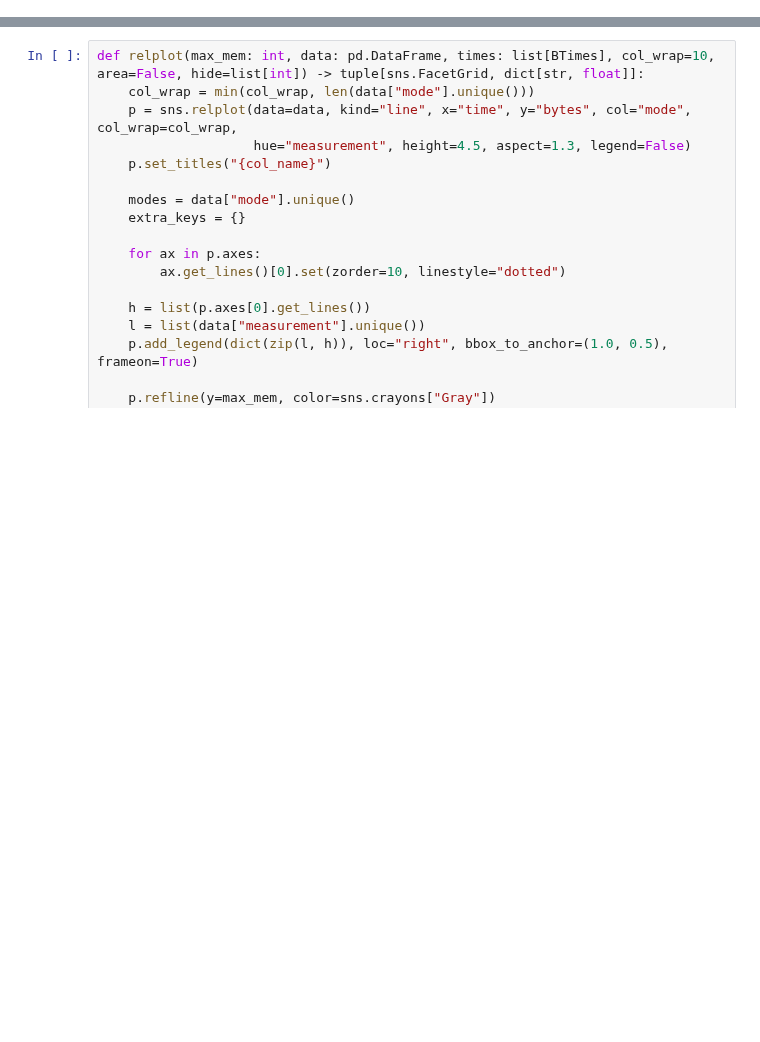
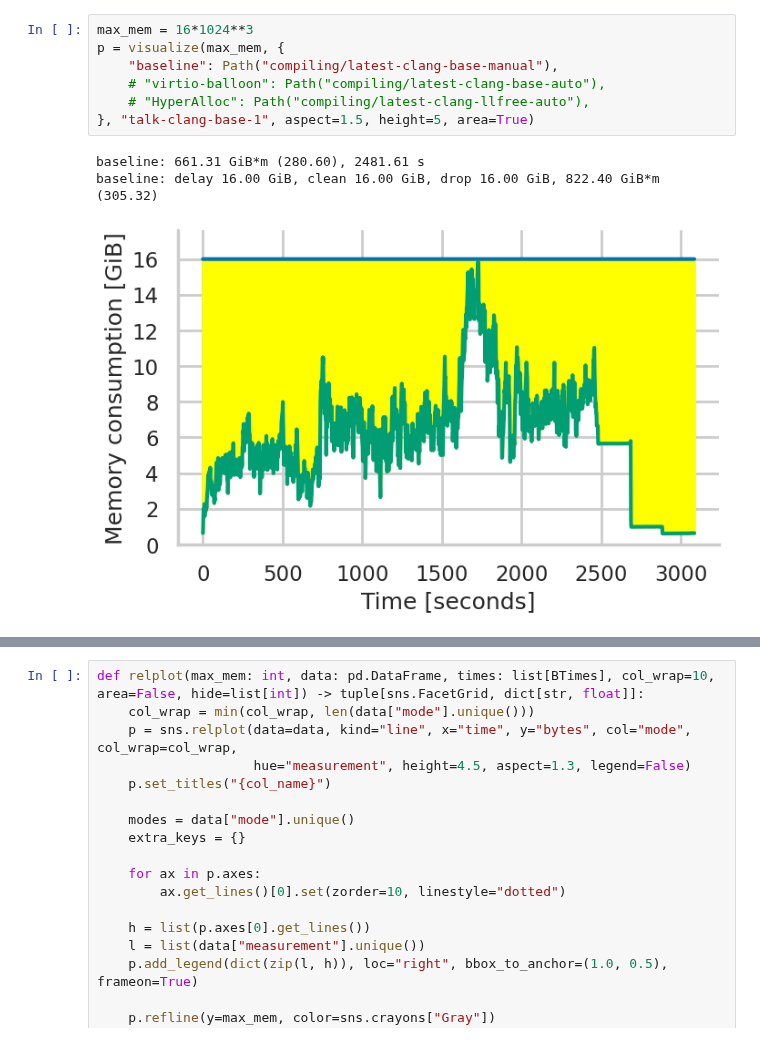
Before and after one commit to luhsra/hyperalloc-bench, a Jupyter notebook: talk.ipynb, the cells around one changed output, grey strips where cells are left out. Drawn from its saved outputs; the diff is of its cells as text; blank space fills up the shorter version.

```diff
--- a/talk.ipynb
+++ b/talk.ipynb
@@ -229,3 +246,14 @@ def parse_inflate(path: Path, iter: int = 1) -> pd.DataFrame:
+# %%
+max_mem = 16*1024**3
+p = visualize(max_mem, {
+    "baseline": Path("compiling/latest-clang-base-manual"),
+    # "virtio-balloon": Path("compiling/latest-clang-base-auto"),
+    # "HyperAlloc": Path("compiling/latest-clang-llfree-auto"),
+}, "talk-clang-base-1", aspect=1.5, height=5, area=True)
+# %% [output]
+baseline: 661.31 GiB*m (280.60), 2481.61 s
+baseline: delay 16.00 GiB, clean 16.00 GiB, drop 16.00 GiB, 822.40 GiB*m (305.32)
+[figure, added]
 # %%
 max_mem = 16*1024**3
 p = visualize(max_mem, {
```
Also changed, not shown: parts of 6 cells of this notebook, 8 other files.
